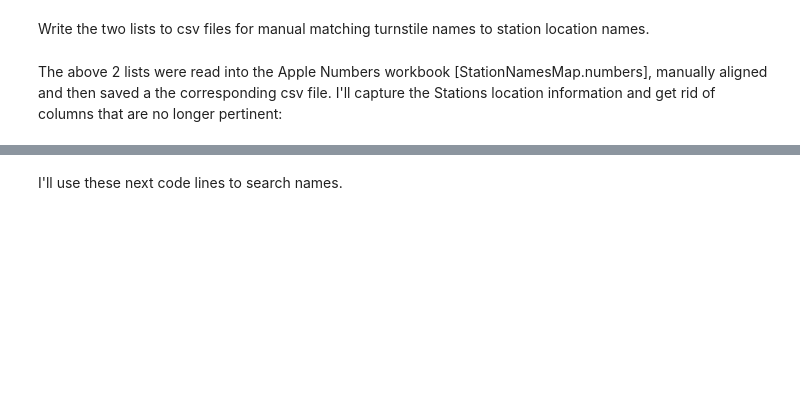
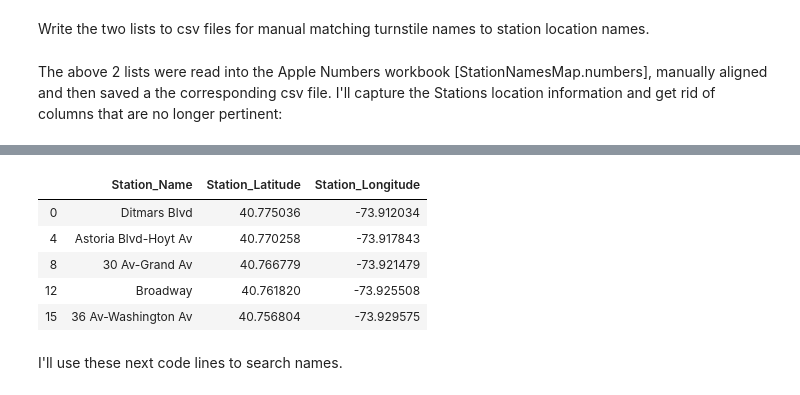
Before and after one commit to scottkds/metis_project1, a Jupyter notebook: notebooks/StationLocations.ipynb, the cells around one changed output, grey strips where cells are left out. Saved outputs shown, nothing was run; the diff lists cells and outputs as text; code cells hidden in the pictures; blank space fills up the shorter version.

```diff
--- a/notebooks/StationLocations.ipynb
+++ b/notebooks/StationLocations.ipynb
@@ -65,3 +65,12 @@ stations.drop(labels=['Entrance_Type', 'Entry', 'Exit_Only',
+# %%
+stations[['Station_Name','Station_Latitude', 'Station_Longitude']].head()
+# %% [output]
+|  | Station_Name | Station_Latitude | Station_Longitude |
+| 0 | Ditmars Blvd | 40.775036 | -73.912034 |
+| 4 | Astoria Blvd-Hoyt Av | 40.770258 | -73.917843 |
+| 8 | 30 Av-Grand Av | 40.766779 | -73.921479 |
+| 12 | Broadway | 40.761820 | -73.925508 |
+| 15 | 36 Av-Washington Av | 40.756804 | -73.929575 |
 # %% [markdown]
 I'll use these next code lines to search names.
 # %%
```
Also changed, not shown: parts of 7 cells of this notebook, 1 other file.
